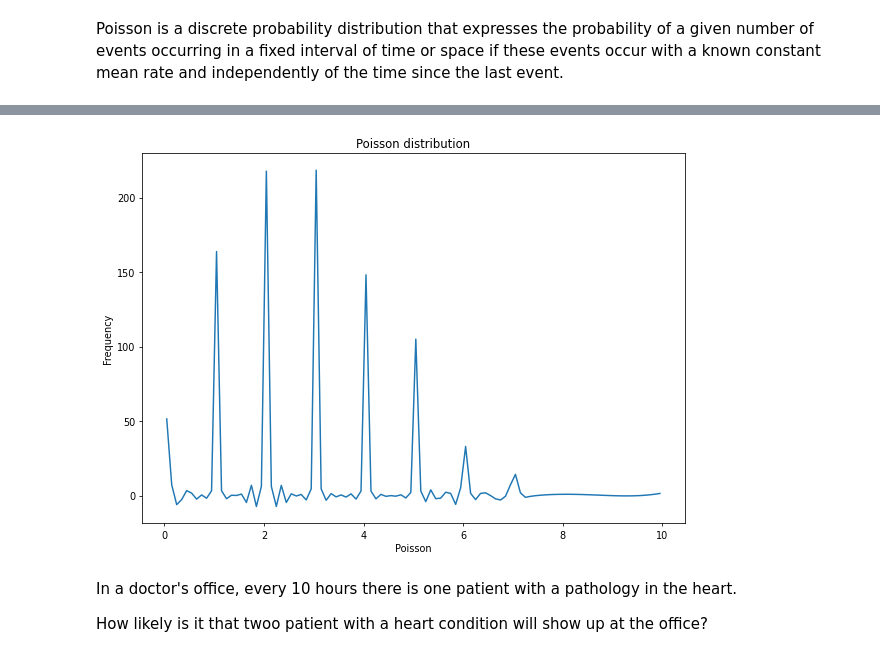
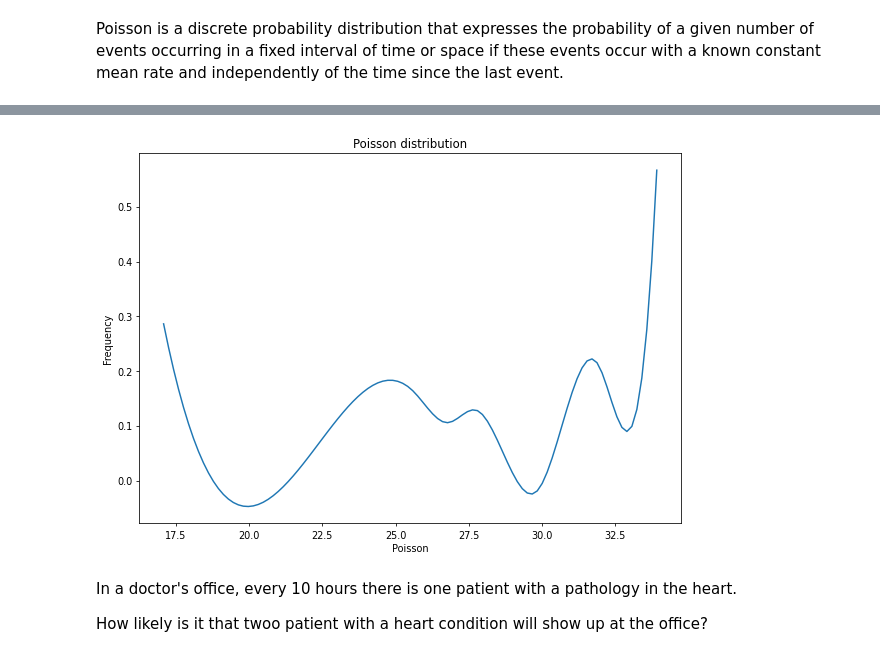
Before and after one commit to caroperez/Statistical_studies, a Jupyter notebook: Probability theory.ipynb, the cells around one changed output, grey strips where cells are left out. Cells and saved outputs as stored; diff of their text form; code cells hidden in the pictures.

```diff
--- a/Probability theory.ipynb
+++ b/Probability theory.ipynb
@@ -285,30 +285,31 @@ P(x = 4) = 0.16803135574154085
 # %%
 # plot with distribution
 # package mathplotlib and seaborn
 import matplotlib.pyplot as plt
 from scipy.interpolate import UnivariateSpline
 
 # necessary for show plot
 %matplotlib inline
 
 # generate data from last distribution poisson
+n = 10 # tries
 x = stats.poisson(3)
-df = x.rvs(1000)
+df = stats.poisson.rvs(30, 0, n) # mean, var, tries
 p, x = np.histogram(df, 100) # bin it into n = 100
 x = x[:-1] + (x[1] - x[0])/2   # convert bin edges to centers
-f = UnivariateSpline(x, p, s = 1000)
+f = UnivariateSpline(x, p, s = n)
 
 # plot
 plt.figure(figsize= (10, 7), dpi = 70)
 plt.plot(x, f(x))
 plt.xlabel('Poisson')
 plt.ylabel('Frequency')
 plt.title('Poisson distribution')
 
 # show plot
 plt.show()
 # %% [output]
-[figure, old version]
+[figure, new version]
 # %% [markdown]
 In a doctor's office, every 10 hours there is one patient with a pathology in the heart.
 
```
Also changed, not shown: parts of 4 cells of this notebook.
